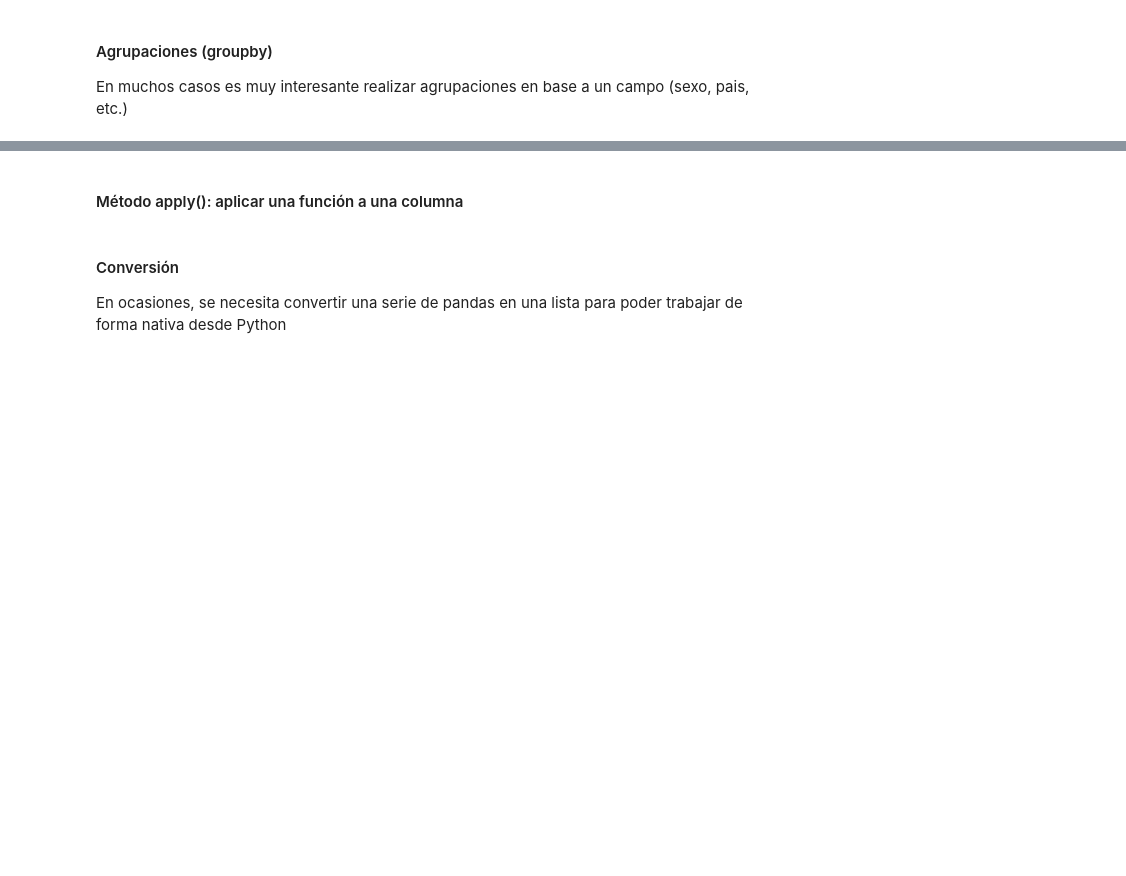
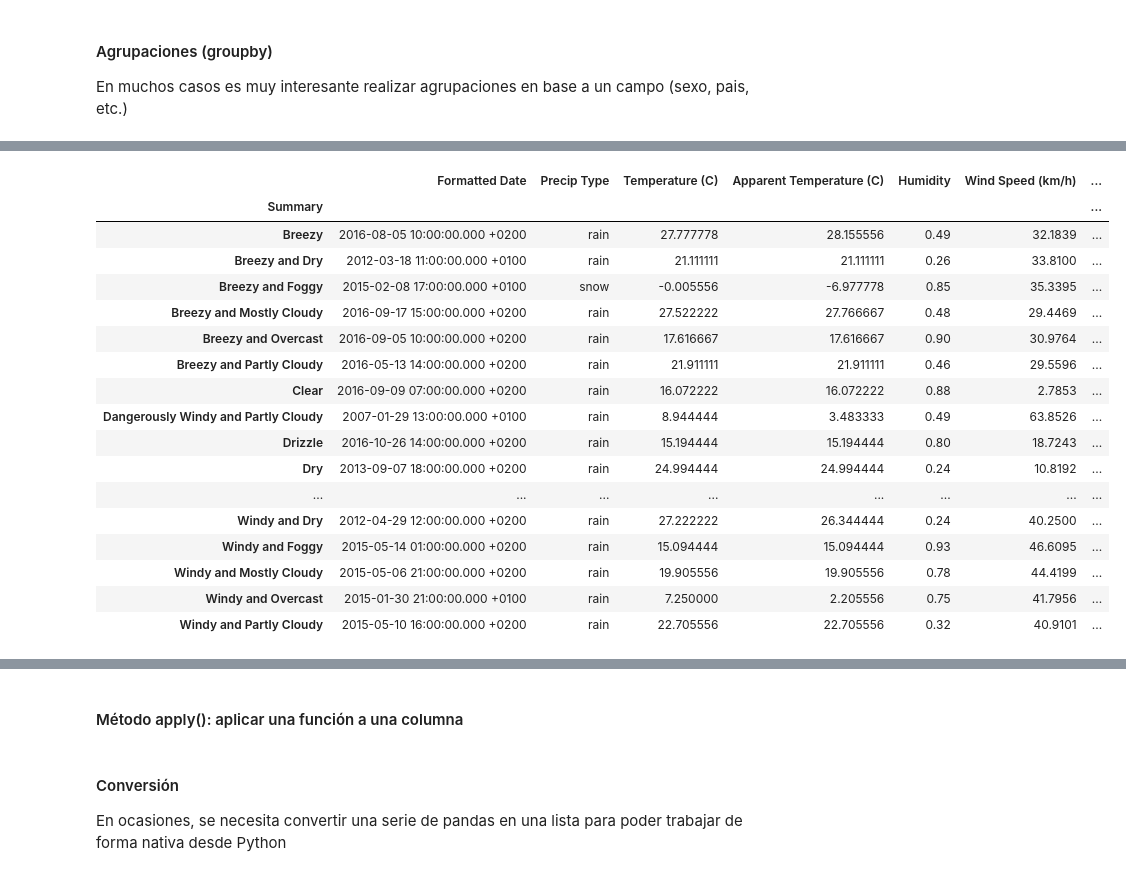
Before and after one commit to Tokio-School/Programacion_Python, a Jupyter notebook: Modulo_4/M4_04_Pandas.ipynb, the cells around one changed output, grey strips where cells are left out. Cells and saved outputs as stored; diff of their text form; code cells hidden in the pictures; blank space fills up the shorter version.

```diff
--- a/Modulo_4/M4_04_Pandas.ipynb
+++ b/Modulo_4/M4_04_Pandas.ipynb
@@ -742,5 +1089,25 @@ dfg
 # %%
 # Mostrarnos el primer registro de cada grupo
 dfg.first()
+dfg.last()
+# %% [output]
+|  | Formatted Date | Precip Type | Temperature (C) | Apparent Temperature (C) | Humidity | Wind Speed (km/h) | ... |
+| Summary |  |  |  |  |  |  | ... |
+| Breezy | 2016-08-05 10:00:00.000 +0200 | rain | 27.777778 | 28.155556 | 0.49 | 32.1839 | ... |
+| Breezy and Dry | 2012-03-18 11:00:00.000 +0100 | rain | 21.111111 | 21.111111 | 0.26 | 33.8100 | ... |
+| Breezy and Foggy | 2015-02-08 17:00:00.000 +0100 | snow | -0.005556 | -6.977778 | 0.85 | 35.3395 | ... |
+| Breezy and Mostly Cloudy | 2016-09-17 15:00:00.000 +0200 | rain | 27.522222 | 27.766667 | 0.48 | 29.4469 | ... |
+| Breezy and Overcast | 2016-09-05 10:00:00.000 +0200 | rain | 17.616667 | 17.616667 | 0.90 | 30.9764 | ... |
+| Breezy and Partly Cloudy | 2016-05-13 14:00:00.000 +0200 | rain | 21.911111 | 21.911111 | 0.46 | 29.5596 | ... |
+| Clear | 2016-09-09 07:00:00.000 +0200 | rain | 16.072222 | 16.072222 | 0.88 | 2.7853 | ... |
+| Dangerously Windy and Partly Cloudy | 2007-01-29 13:00:00.000 +0100 | rain | 8.944444 | 3.483333 | 0.49 | 63.8526 | ... |
+| Drizzle | 2016-10-26 14:00:00.000 +0200 | rain | 15.194444 | 15.194444 | 0.80 | 18.7243 | ... |
+| Dry | 2013-09-07 18:00:00.000 +0200 | rain | 24.994444 | 24.994444 | 0.24 | 10.8192 | ... |
+| ... | ... | ... | ... | ... | ... | ... | ... |
+| Windy and Dry | 2012-04-29 12:00:00.000 +0200 | rain | 27.222222 | 26.344444 | 0.24 | 40.2500 | ... |
+| Windy and Foggy | 2015-05-14 01:00:00.000 +0200 | rain | 15.094444 | 15.094444 | 0.93 | 46.6095 | ... |
+| Windy and Mostly Cloudy | 2015-05-06 21:00:00.000 +0200 | rain | 19.905556 | 19.905556 | 0.78 | 44.4199 | ... |
+| Windy and Overcast | 2015-01-30 21:00:00.000 +0100 | rain | 7.250000 | 2.205556 | 0.75 | 41.7956 | ... |
+| Windy and Partly Cloudy | 2015-05-10 16:00:00.000 +0200 | rain | 22.705556 | 22.705556 | 0.32 | 40.9101 | ... |
 # %%
 print("Número de grupos: ", len(dfg))
```
Also changed, not shown: parts of 37 cells of this notebook, 1 other file.
